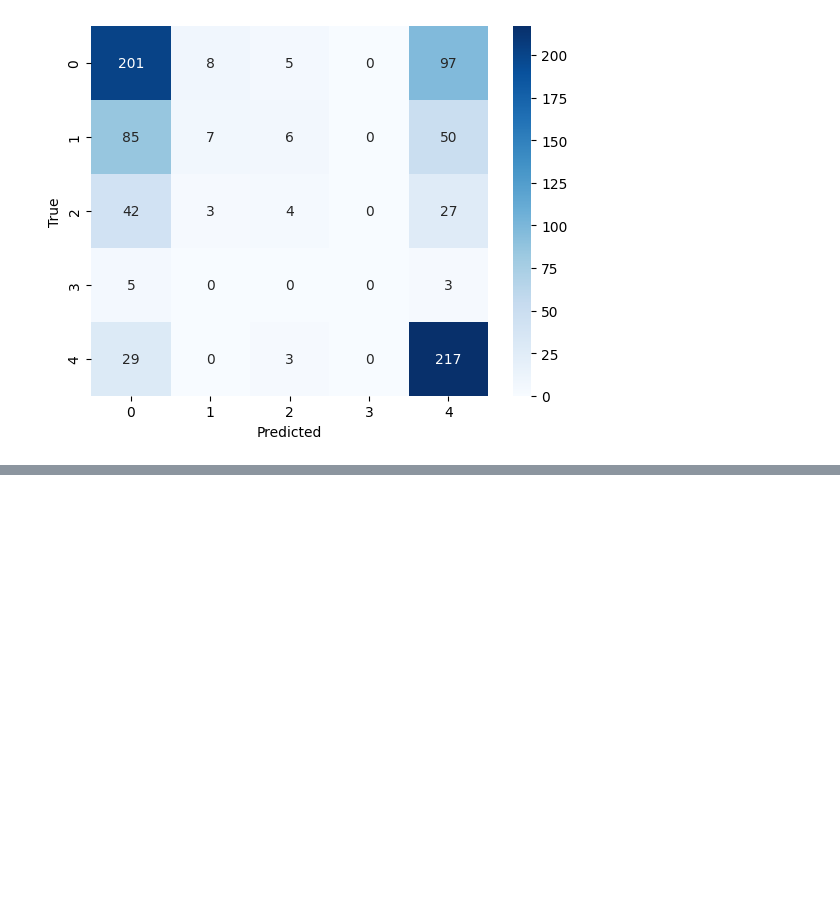
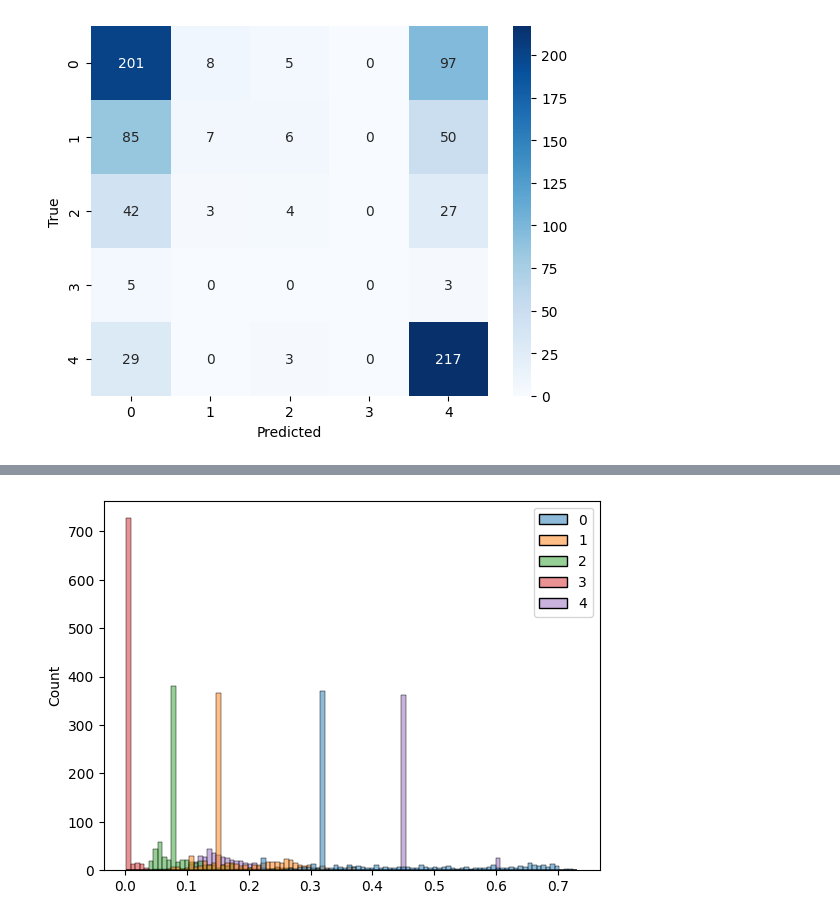
Before and after one commit to fbaltor/problematic-internet-use, a Jupyter notebook: train.ipynb, the cells around one changed output, grey strips where cells are left out. Drawn from its saved outputs; the diff is of its cells as text; code cells hidden in the pictures; blank space fills up the shorter version.

```diff
--- a/train.ipynb
+++ b/train.ipynb
@@ -430,0 +436,5 @@ save_image(experiment_name, "confusion_matrix")
+# %%
+sns.histplot(test_predictions, bins=100)
+save_image(experiment_name, "test_predictions_histogram")
+# %% [output]
+[figure, added]
```
Also changed, not shown: parts of 3 cells of this notebook.
